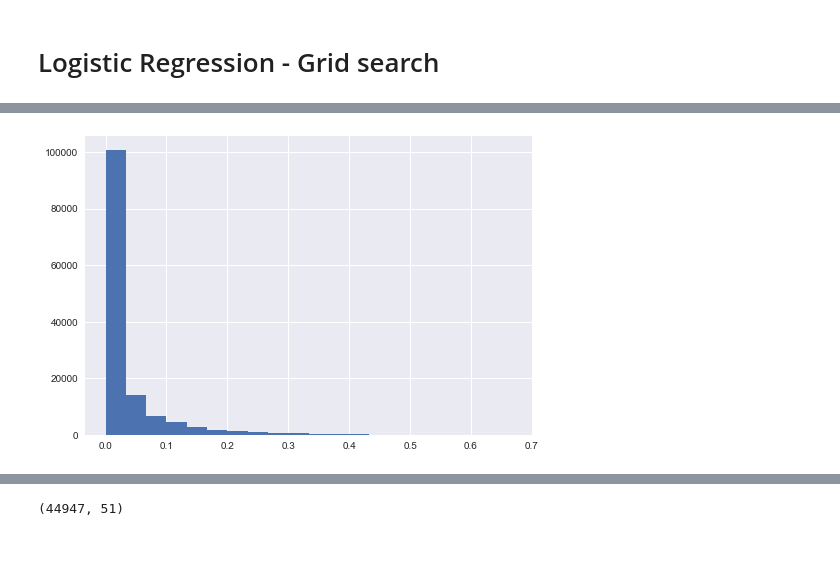
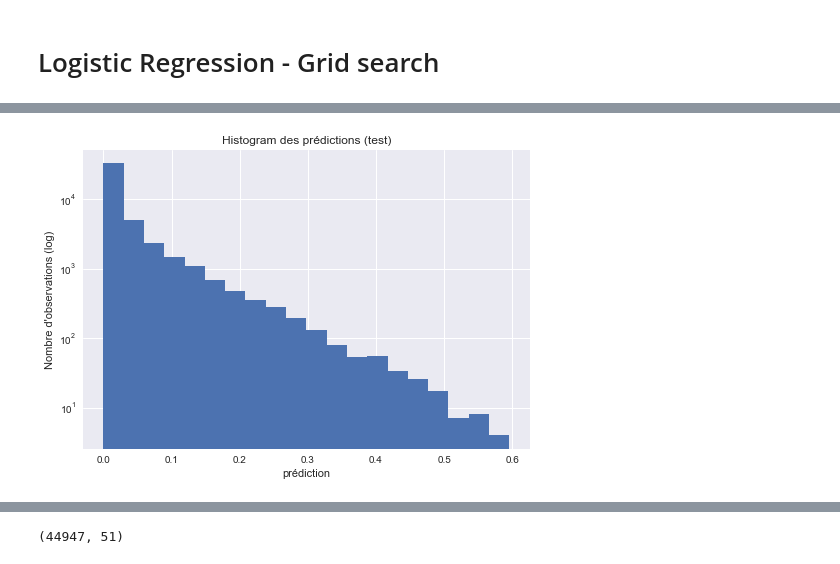
Before and after one commit to honshu77/DSA_project, a Jupyter notebook: IPUMS.ipynb, the cells around one changed output, grey strips where cells are left out. Saved outputs shown, nothing was run; the diff lists cells and outputs as text; code cells hidden in the pictures.

```diff
--- a/IPUMS.ipynb
+++ b/IPUMS.ipynb
@@ -1096,7 +1083,12 @@ Test Brier Score:  0.032472309266135556
-# %%
-plt.hist(y_pred_train[:,1], bins=20);
-# %% [output]
-[figure, removed]
+# %%
+plt.hist(y_pred_test[:,1], bins=20, log=True)
+plt.title('Histogram des prédictions (test)')
+plt.xlabel('prédiction')
+plt.ylabel("Nombre d'observations (log)")
+plt.savefig('Results/LRHist');
+plt.show;
+# %% [output]
+[figure, added]
 # %%
 fop, mpv = calibration_curve(y_test, y_pred_test[:,1], n_bins=10)
 # %%
```
Also changed, not shown: parts of 15 cells of this notebook.
